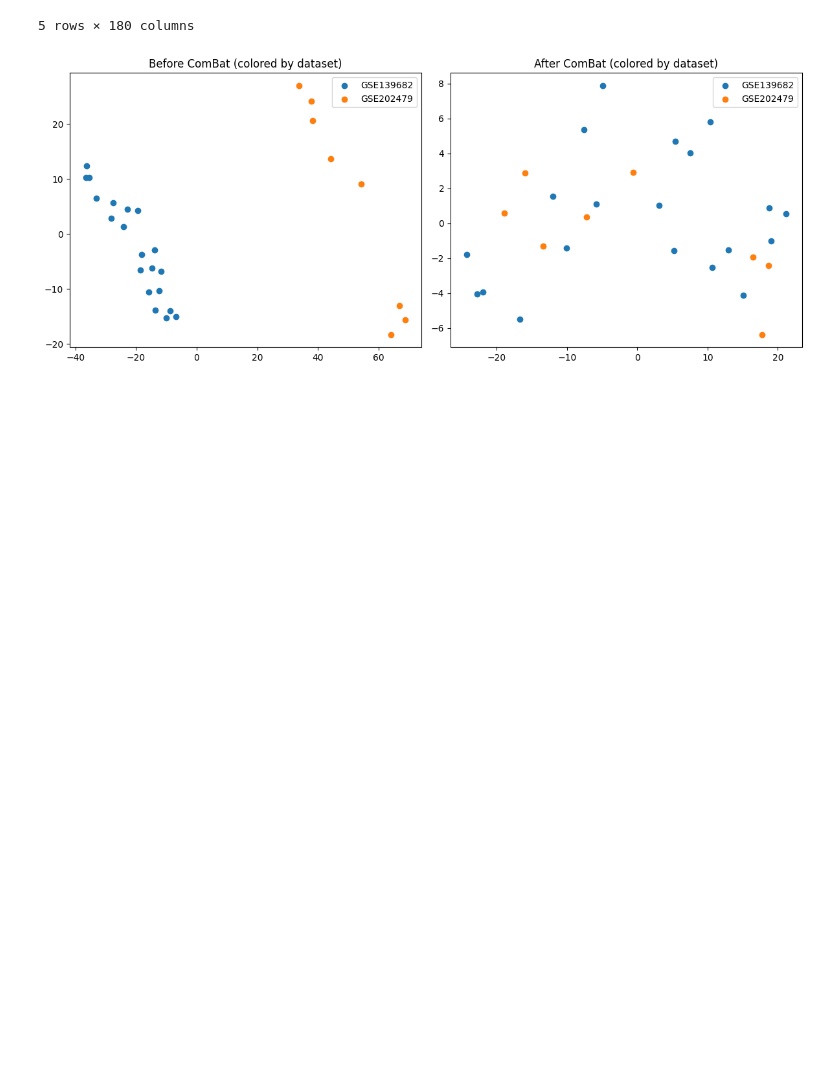
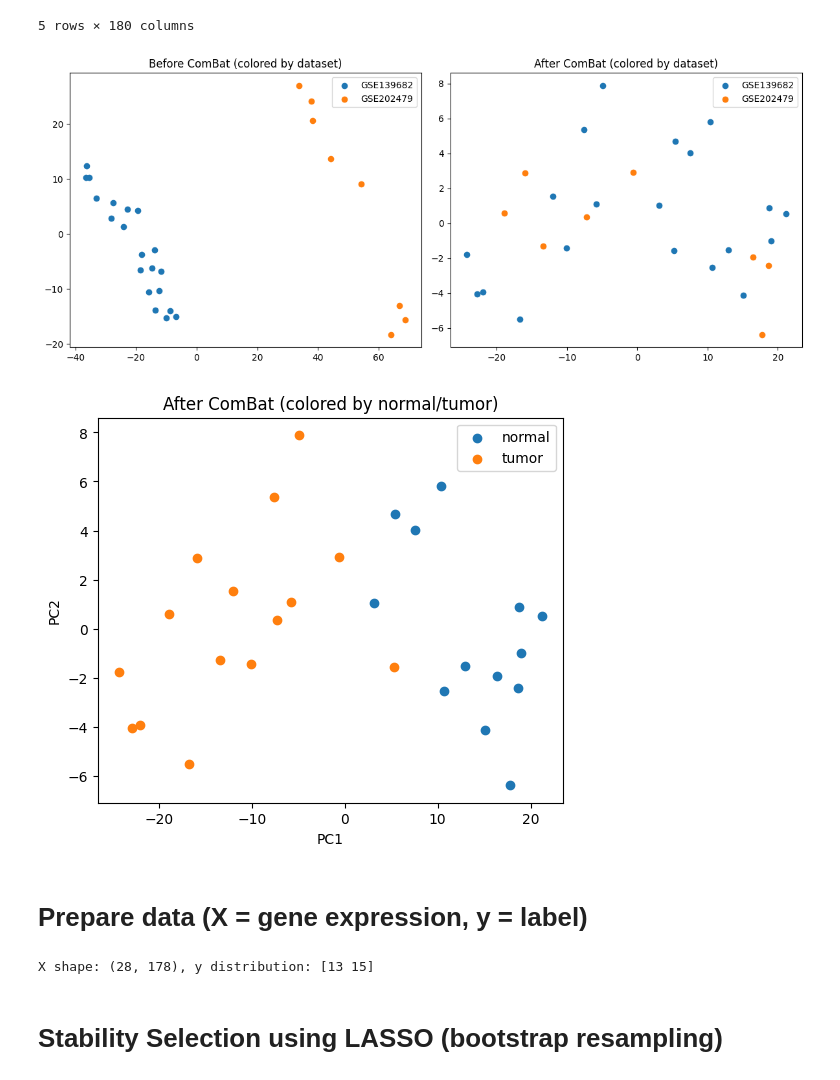
Before and after one commit to DhimanTarafdar/gallbladder_cancer_research, a Jupyter notebook: Gallbladder_Cancer.ipynb, the cells around one changed output. Saved outputs shown, nothing was run; the diff lists cells and outputs as text; code cells hidden in the pictures; blank space fills up the shorter version.

```diff
--- a/Gallbladder_Cancer.ipynb
+++ b/Gallbladder_Cancer.ipynb
@@ -368,3 +368,28 @@ plt.tight_layout()
 plt.show()
 # %% [output]
 [figure]
+# %%
+fig, ax = plt.subplots(figsize=(6,5))
+for label in expr_corrected['label'].unique():
+    idx = expr_corrected['label'] == label
+    ax.scatter(coords[idx,0], coords[idx,1], label=label)
+ax.set_title('After ComBat (colored by normal/tumor)')
+ax.set_xlabel('PC1'); ax.set_ylabel('PC2')
+ax.legend()
+plt.show()
+# %% [output]
+[figure, added]
+# %% [markdown]
+# **Prepare data (X = gene expression, y = label)**
+# %%
+from sklearn.preprocessing import LabelEncoder
+
+X = expr_corrected.drop(columns=['label', 'batch']).values
+gene_names = expr_corrected.drop(columns=['label', 'batch']).columns.tolist()
+y = LabelEncoder().fit_transform(expr_corrected['label'].values)  # normal=0, tumor=1 (check order)
+
+print(f"X shape: {X.shape}, y distribution: {np.bincount(y)}")
+# %% [output]
+X shape: (28, 178), y distribution: [13 15]
+# %% [markdown]
+# **Stability Selection using LASSO (bootstrap resampling)**
```
Also changed, not shown: parts of 7 cells of this notebook.
